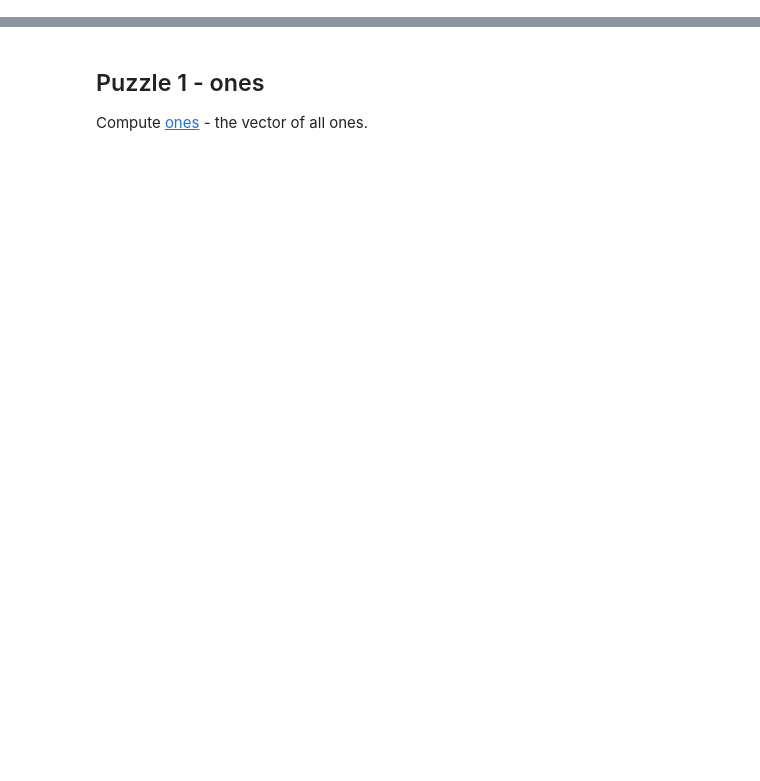
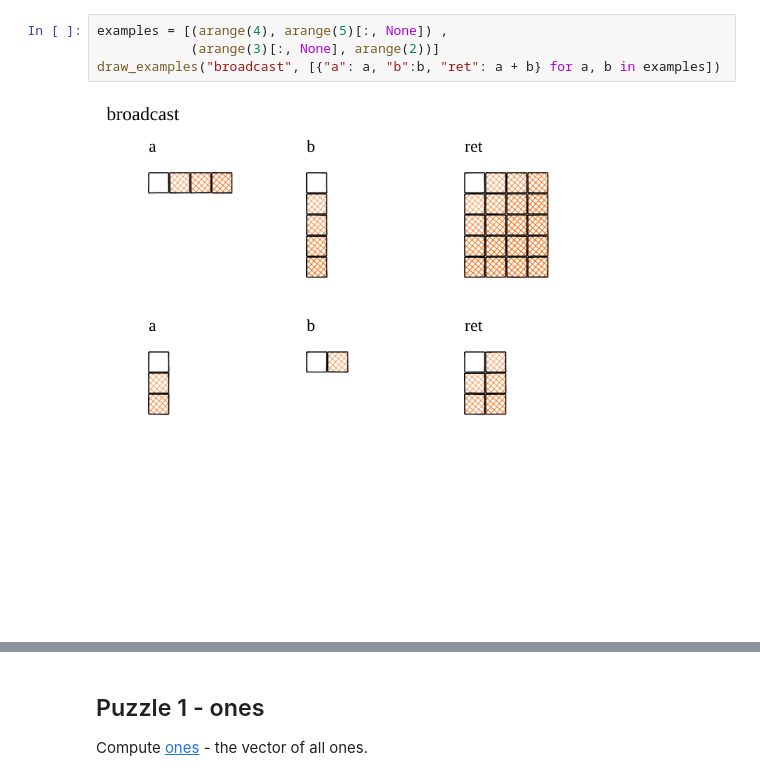
Before and after one commit to srush/Tensor-Puzzles, a Jupyter notebook: Tensor Puzzlers.ipynb, the cells around one changed output, grey strips where cells are left out. Saved outputs shown, nothing was run; the diff lists cells and outputs as text; blank space fills up the shorter version.

```diff
--- a/Tensor Puzzlers.ipynb
+++ b/Tensor Puzzlers.ipynb
@@ -60 +377,7 @@ def where(q, a, b):
+# %%
+examples = [(arange(4), arange(5)[:, None]) ,
+            (arange(3)[:, None], arange(2))]
+draw_examples("broadcast", [{"a": a, "b":b, "ret": a + b} for a, b in examples])
+# %% [output]
+[figure, added]
 # %% [markdown]
```
Also changed, not shown: parts of 64 cells of this notebook, 21 other files.
